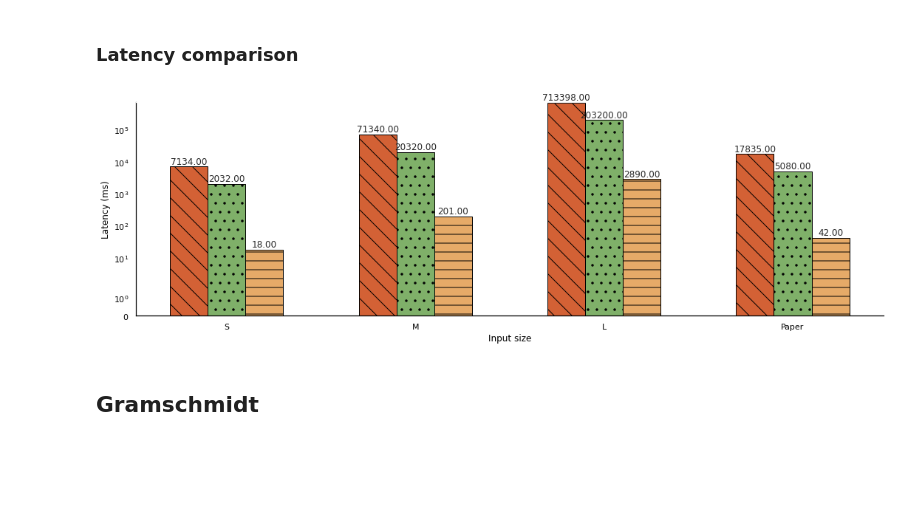
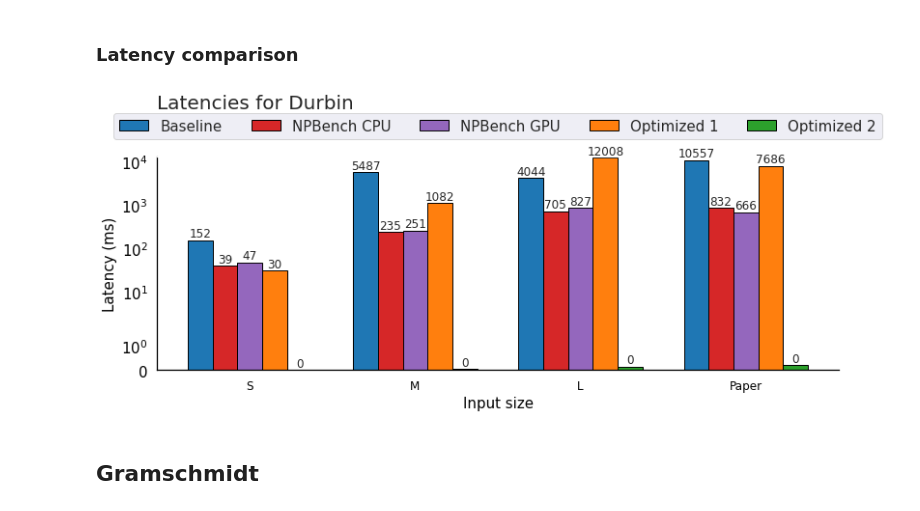
Before and after one commit to fabianlandwehr1/DPHPC-Project, a Jupyter notebook: graphs/DPHPC Graphs.ipynb, the cells around one changed output. Saved outputs shown, nothing was run; the diff lists cells and outputs as text; code cells hidden in the pictures; blank space fills up the shorter version.

```diff
--- a/graphs/DPHPC Graphs.ipynb
+++ b/graphs/DPHPC Graphs.ipynb
@@ -376,71 +381,74 @@ kernel_name = 'Durbin'
 input_size = ['S', 'M', 'L', 'Paper']
 input_size_xaxis_ticks = np.array(range(0, len(input_size)))
 
-baseline =    np.array([7134,71340,713398,17835])
-optimized_1 = np.array([2032,20320,203200,5080])
-npbench_cpu = np.array([18,201,2890,42])
+baseline =    np.array([152,5487,4044,10557])
+optimized_1 = np.array([30,1082,12008,7686])
+optimized_2 = np.array([0.00446,0.06306,0.149,0.226])
+npbench_cpu = np.array([39,235,705,832])
+npbench_gpu = np.array([47,251,827,666])
 
 ## PLOT ####################################################################################
-fig = plt.figure(figsize=(15, 5))
+fig = plt.figure(figsize=(12, 5))
 ax1 = fig.add_subplot(111)
 ax1.set_facecolor('None')
 
-bar_width = 0.2
+bar_width = 0.15
 
-rects3 = ax1.bar(input_size_xaxis_ticks - bar_width, baseline, width= bar_width, color=color_baseline,
-       label="Baseline", hatch=hatch_baseline, edgecolor = 'black')
+rects3 = ax1.bar(input_size_xaxis_ticks - 2*bar_width, baseline, width= bar_width, color=color_baseline,
+       label="Baseline", edgecolor = 'black')
 
-rects2 = ax1.bar(input_size_xaxis_ticks, optimized_1, width= bar_width, color=color_optimized1,
-       label="Optimized 1", hatch=hatch_optimized1, edgecolor = 'black')
+rects4 = ax1.bar(input_size_xaxis_ticks - bar_width, npbench_cpu, width= bar_width, color=color_npbench_CPU,
+       label="NPBench CPU", edgecolor = 'black')
 
-rects1 = ax1.bar(input_size_xaxis_ticks + bar_width, npbench_cpu, width= bar_width, color=color_npbench_CPU,
-       label="NPBench CPU", hatch=hatch_npbench_CPU, edgecolor = 'black')
+rects5 = ax1.bar(input_size_xaxis_ticks, npbench_gpu, width= bar_width, color=color_npbench_GPU,
+       label="NPBench GPU", edgecolor = 'black')
 
-ax.set_title('Latencies for {}'.format(kernel_name), loc='left', fontdict={'fontsize': 18, 'fontweight': 'medium'}, pad = 20)
+rects2 = ax1.bar(input_size_xaxis_ticks + 1*bar_width, optimized_1, width= bar_width, color=color_optimized1,
+       label="Optimized 1", edgecolor = 'black')
+
+rects1 = ax1.bar(input_size_xaxis_ticks + 2*bar_width, optimized_2, width= bar_width, color=color_optimized2,
+       label="Optimized 2", edgecolor = 'black')
+
+def autolabel(rects):
+    """
+    Attach a text label above each bar displaying its height
+    """
+    for rect in rects:
+        height = rect.get_height()
+        ax1.text(rect.get_x() + rect.get_width()/2., 1.02*height,
+                '%.0f' % height, fontsize=12,
+                ha='center', va='bottom')
+
+autolabel(rects1)
+autolabel(rects2)
+autolabel(rects3)
+autolabel(rects4)
+autolabel(rects5)
+
+## PLOT settings #########################################################################
+
+ax1.set_title('Latencies for {}'.format(kernel_name), loc='left', pad = 50)
 ax1.set_xlabel('Input size', color='black')
 ax1.set_ylabel('Latency (ms)', color='black')
 ax1.set_xticks(input_size_xaxis_ticks)
 ax1.set_xticklabels(input_size)
 ax1.tick_params(axis='x', labelcolor='black')
 ax1.tick_params(axis='y', labelcolor='black')
 ax1.spines['bottom'].set_color('black')
 ax1.spines['left'].set_color('black')
 ax.tick_params(axis='x', colors='black')
-# ax.xticks #TODO
 ax.xaxis.label.set_color('black')
 ax.yaxis.label.set_color('black')
-# plt.legend(loc='upper left')
 ax.yaxis.set_label_coords(0.25, .99999)
-# plt.axvline(x=4.5, color='black')
 ax1.set_yscale('symlog')
 
-# yticklocs = [0, 1, 2, 5, 10]
-# ax1.set_yticks(yticklocs)
-# ax1.set_yticklabels(yticklocs)
-# ax1.yaxis.set_major_locator(plt.NullLocator())
-
-# ax1.autoscale(tight = True)
-
-def autolabel(rects):
-    """
-    Attach a text label above each bar displaying its height
-    """
-    for rect in rects:
-        height = rect.get_height()
-        ax1.text(rect.get_x() + rect.get_width()/2., 1.02*height,
-                '%.2f' % height, fontsize=12,
-                ha='center', va='bottom')
-
-autolabel(rects1)
-autolabel(rects2)
-autolabel(rects3)
-
+plt.legend(ncol = 5, loc='upper center', bbox_to_anchor=(0.5, 1.24))
 plt.tight_layout() #Cuts waste white space
 plt.savefig('./{}_latency.pdf'.format(kernel_name),
             facecolor=fig.get_facecolor(),bbox_inches="tight", edgecolor='None',dpi=500)
 plt.show()
 # %% [output]
-[figure, old version]
+[figure, new version]
 # %% [markdown]
 ## Gramschmidt
 # %% [markdown]
```
Also changed, not shown: parts of 13 cells of this notebook, 10 other files.
